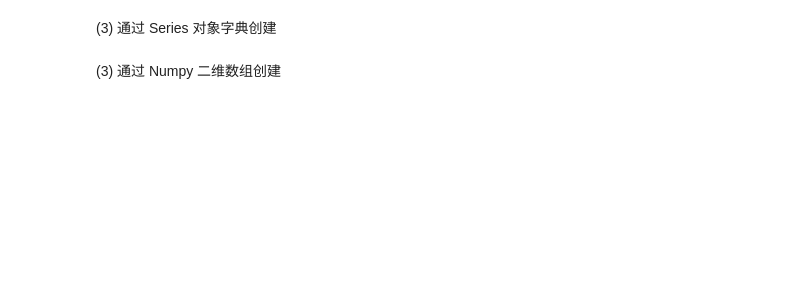
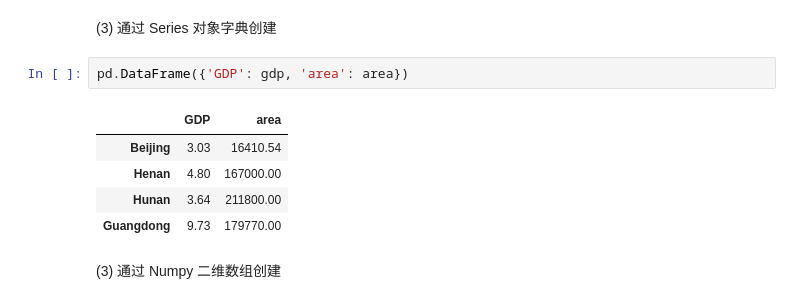
Before and after one commit to weihuayi/class, a Jupyter notebook: pythondata/2.0-Pandas数据处理入门.ipynb, the cells around one changed output. Drawn from its saved outputs; the diff is of its cells as text; blank space fills up the shorter version.

```diff
--- a/pythondata/2.0-Pandas数据处理入门.ipynb
+++ b/pythondata/2.0-Pandas数据处理入门.ipynb
@@ -261,4 +291,12 @@ data['GDP']
 # %% [markdown]
 (3) 通过 Series 对象字典创建
+# %%
+pd.DataFrame({'GDP': gdp, 'area': area})
+# %% [output]
+|  | GDP | area |
+| Beijing | 3.03 | 16410.54 |
+| Henan | 4.80 | 167000.00 |
+| Hunan | 3.64 | 211800.00 |
+| Guangdong | 9.73 | 179770.00 |
 # %% [markdown]
 (3) 通过 Numpy 二维数组创建
```
Also changed, not shown: parts of 23 cells of this notebook, 4 other files.
